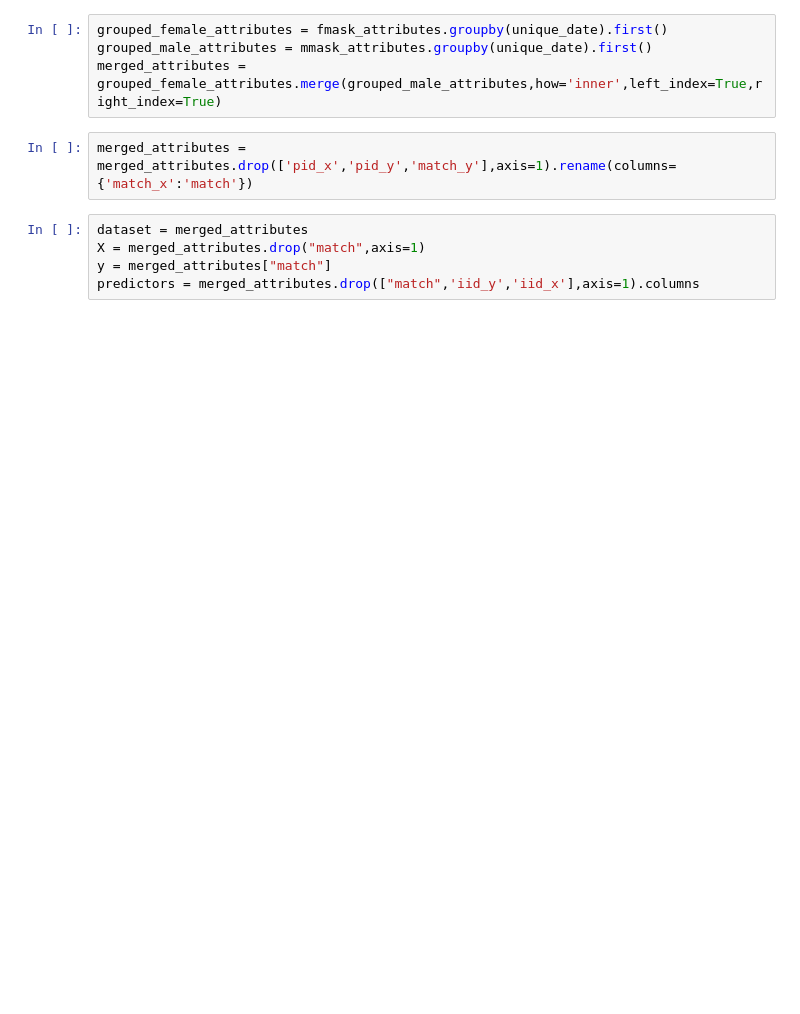
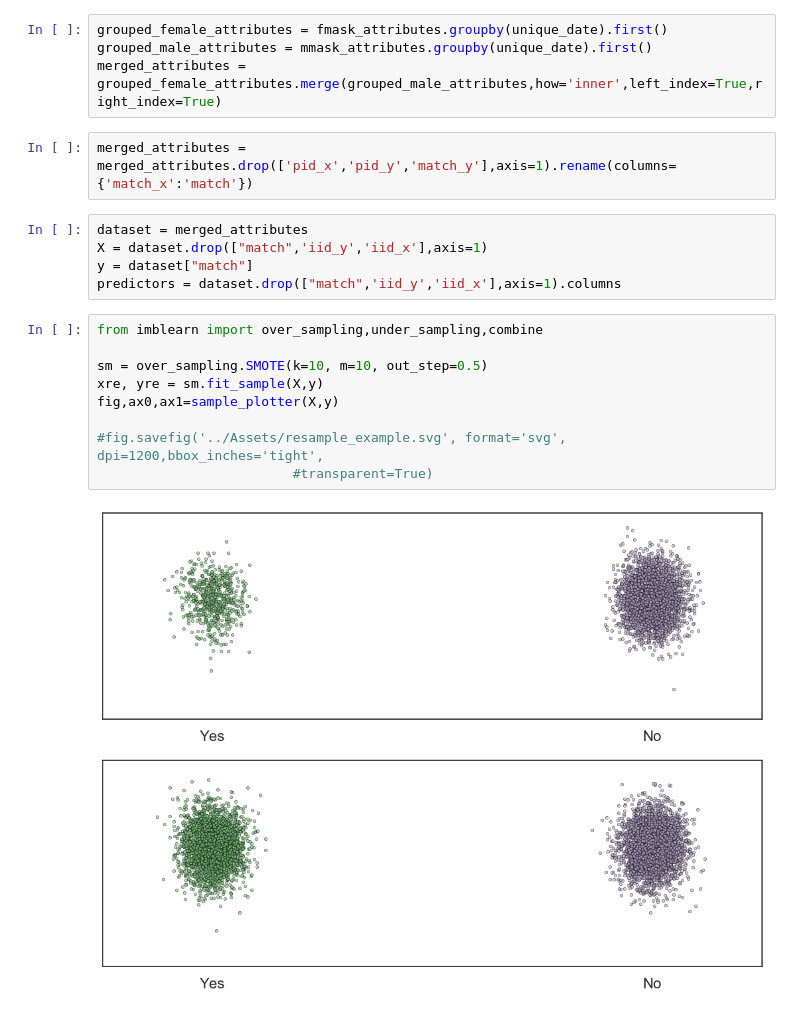
Before and after one commit to sethkaufee/Dating-Data, a Jupyter notebook: Speed Dating/match_prediction.ipynb, the cells around one changed output. Saved outputs shown, nothing was run; the diff lists cells and outputs as text; blank space fills up the shorter version.

```diff
--- a/Speed Dating/match_prediction.ipynb
+++ b/Speed Dating/match_prediction.ipynb
@@ -263,7 +331,18 @@ merged_attributes = grouped_female_attributes.merge(grouped_male_attributes,how=
 merged_attributes = merged_attributes.drop(['pid_x','pid_y','match_y'],axis=1).rename(columns={'match_x':'match'})
 # %%
 dataset = merged_attributes
-X = merged_attributes.drop("match",axis=1)
-y = merged_attributes["match"]
-predictors = merged_attributes.drop(["match",'iid_y','iid_x'],axis=1).columns
+X = dataset.drop(["match",'iid_y','iid_x'],axis=1)
+y = dataset["match"]
+predictors = dataset.drop(["match",'iid_y','iid_x'],axis=1).columns
+# %%
+from imblearn import over_sampling,under_sampling,combine
+
+sm = over_sampling.SMOTE(k=10, m=10, out_step=0.5)
+xre, yre = sm.fit_sample(X,y)
+fig,ax0,ax1=sample_plotter(X,y)
+
+#fig.savefig('../Assets/resample_example.svg', format='svg', dpi=1200,bbox_inches='tight',
+                         #transparent=True)
+# %% [output]
+[figure, added]
 # %%
```
Also changed, not shown: parts of 44 cells of this notebook.
